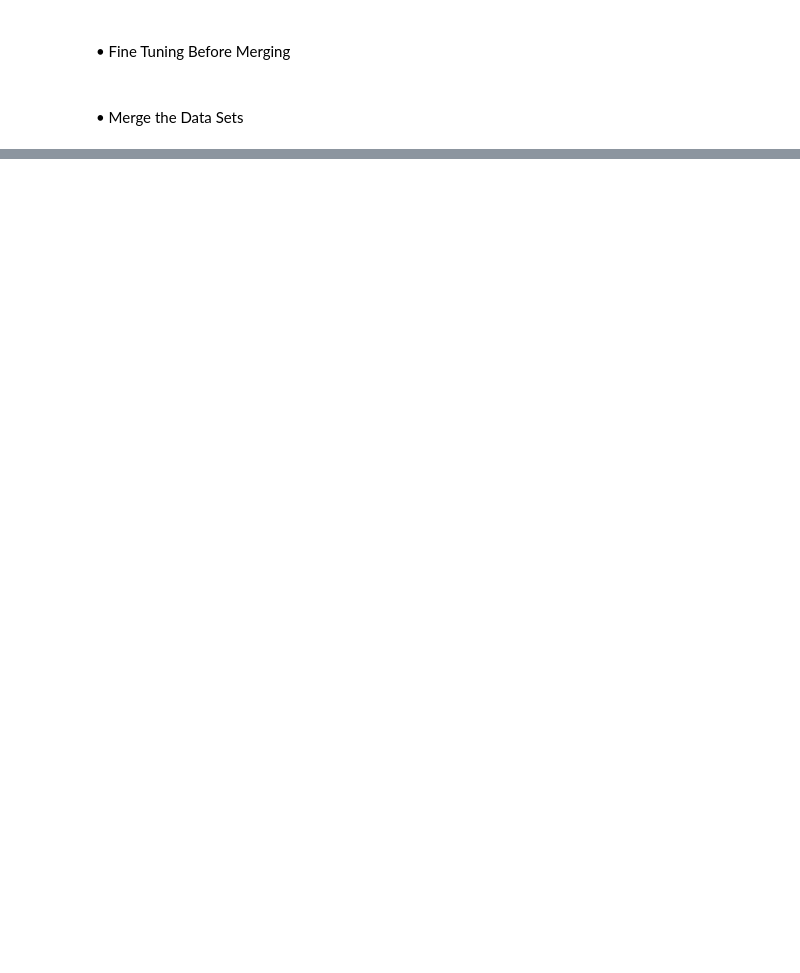
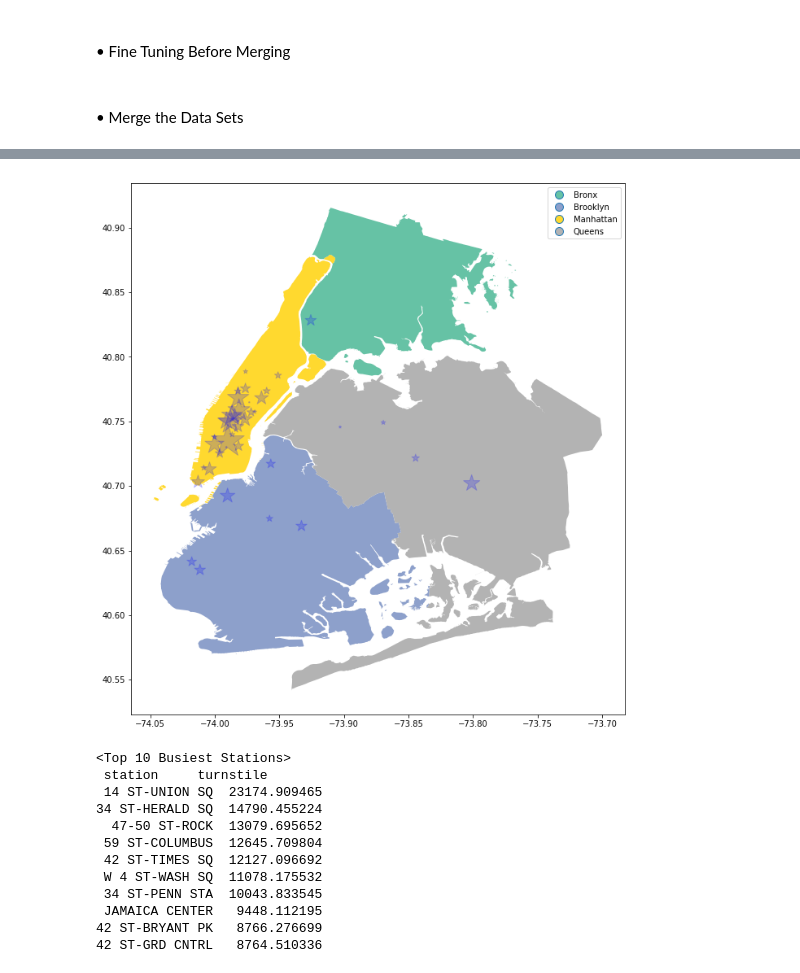
Before and after one commit to Q-shick/Intro-to-Data-Science, a Jupyter notebook: Mini Project.ipynb, the cells around one changed output, grey strips where cells are left out. Saved outputs shown, nothing was run; the diff lists cells and outputs as text; code cells hidden in the pictures; blank space fills up the shorter version.

```diff
--- a/Mini Project.ipynb
+++ b/Mini Project.ipynb
@@ -197,0 +279,30 @@ entry_exit_by_station_df.head()
+# %%
+# stations with over 5000 hourly turnstiles
+busy_station_df = pd.DataFrame({'station': entry_exit_by_station_df['station'],
+                                'turnstile': entry_exit})
+busy_station_df = busy_station_df[busy_station_df['turnstile'] >= 5000]
+
+# plot NYC map and popular stations as stars
+fig, ax = plt.subplots(figsize = (12, 12))
+nyc_map.plot(ax = ax, cmap = 'Set2', column = 'boro_name', legend = True)
+station_gs.plot(ax = ax, marker='*', color = 'blue',
+                markersize = turnstile_marker_size_2, alpha = 1/5)
+
+plt.show()
+print("<Top 10 Busiest Stations>\n",
+      (busy_station_df.sort_values(by = 'turnstile', ascending = False).head(10))
+      .to_string(index=False))
+# %% [output]
+[figure, added]
+<Top 10 Busiest Stations>
+ station     turnstile
+ 14 ST-UNION SQ  23174.909465
+34 ST-HERALD SQ  14790.455224
+  47-50 ST-ROCK  13079.695652
+ 59 ST-COLUMBUS  12645.709804
+ 42 ST-TIMES SQ  12127.096692
+ W 4 ST-WASH SQ  11078.175532
+ 34 ST-PENN STA  10043.833545
+ JAMAICA CENTER   9448.112195
+42 ST-BRYANT PK   8766.276699
+42 ST-GRD CNTRL   8764.510336
```
Also changed, not shown: parts of 20 cells of this notebook, 5 other files.
